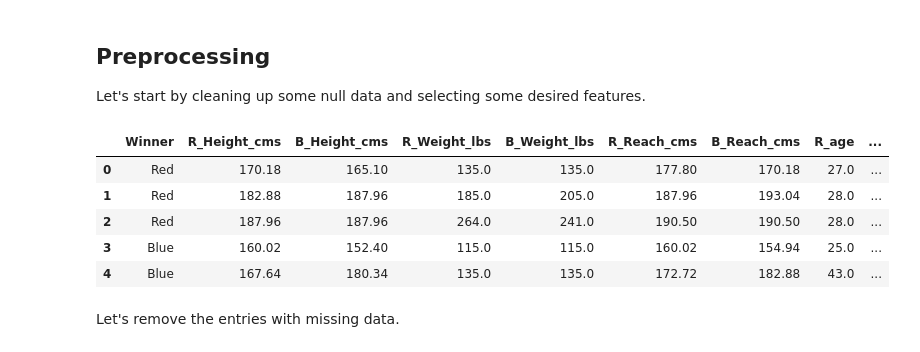
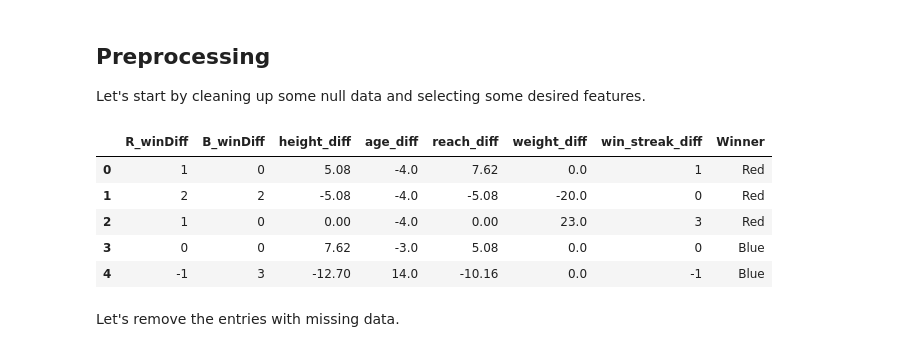
Before and after one commit to andrebhu/ufc-guesser, a Jupyter notebook: notebook.ipynb, the cells around one changed output. Cells and saved outputs as stored; diff of their text form; code cells hidden in the pictures.

```diff
--- a/notebook.ipynb
+++ b/notebook.ipynb
@@ -23,6 +23,7 @@ warnings.filterwarnings('ignore')
 # Import data
 file = open("dataset/data.csv")
 df = pd.read_csv(file)
+orig_df = df
 df.head()
 # %% [output]
 |  | R_fighter | B_fighter | Referee | date | location | Winner | title_bout | weight_class | B_avg_KD | ... |
@@ -301,40 +375,18 @@ This would indicate that a larger difference in `reach`, `height`, and `age` wou
 
 Let's start by cleaning up some null data and selecting some desired features.
 # %%
-features = [
-    "Winner",
-#    "weight_class",
-#    "R_Stance",
-#    "B_Stance",
-    "R_Height_cms",
-    "B_Height_cms",
-    "R_Weight_lbs",
-    "B_Weight_lbs",
-    "R_Reach_cms",
-    "B_Reach_cms",
-    "R_age",
-    "B_age",
-    "R_current_win_streak",
-    "R_current_lose_streak",
-    "B_current_win_streak",
-    "B_current_lose_streak",
-    "R_wlr",
-    "B_wlr",
-    "R_winDiff",
-    "B_winDiff"
-]
-
 orig_df = df # incase we need it again
 
+features.append("Winner")
 df = df[features]
 df.head()
 # %% [output]
-|  | Winner | R_Height_cms | B_Height_cms | R_Weight_lbs | B_Weight_lbs | R_Reach_cms | B_Reach_cms | R_age | ... |
-| 0 | Red | 170.18 | 165.10 | 135.0 | 135.0 | 177.80 | 170.18 | 27.0 | ... |
-| 1 | Red | 182.88 | 187.96 | 185.0 | 205.0 | 187.96 | 193.04 | 28.0 | ... |
-| 2 | Red | 187.96 | 187.96 | 264.0 | 241.0 | 190.50 | 190.50 | 28.0 | ... |
-| 3 | Blue | 160.02 | 152.40 | 115.0 | 115.0 | 160.02 | 154.94 | 25.0 | ... |
-| 4 | Blue | 167.64 | 180.34 | 135.0 | 135.0 | 172.72 | 182.88 | 43.0 | ... |
+|  | R_winDiff | B_winDiff | height_diff | age_diff | reach_diff | weight_diff | win_streak_diff | Winner |
+| 0 | 1 | 0 | 5.08 | -4.0 | 7.62 | 0.0 | 1 | Red |
+| 1 | 2 | 2 | -5.08 | -4.0 | -5.08 | -20.0 | 0 | Red |
+| 2 | 1 | 0 | 0.00 | -4.0 | 0.00 | 23.0 | 3 | Red |
+| 3 | 0 | 0 | 7.62 | -3.0 | 5.08 | 0.0 | 0 | Blue |
+| 4 | -1 | 3 | -12.70 | 14.0 | -10.16 | 0.0 | -1 | Blue |
 # %% [markdown]
 Let's remove the entries with missing data.
 # %%
```
Also changed, not shown: parts of 23 cells of this notebook.
